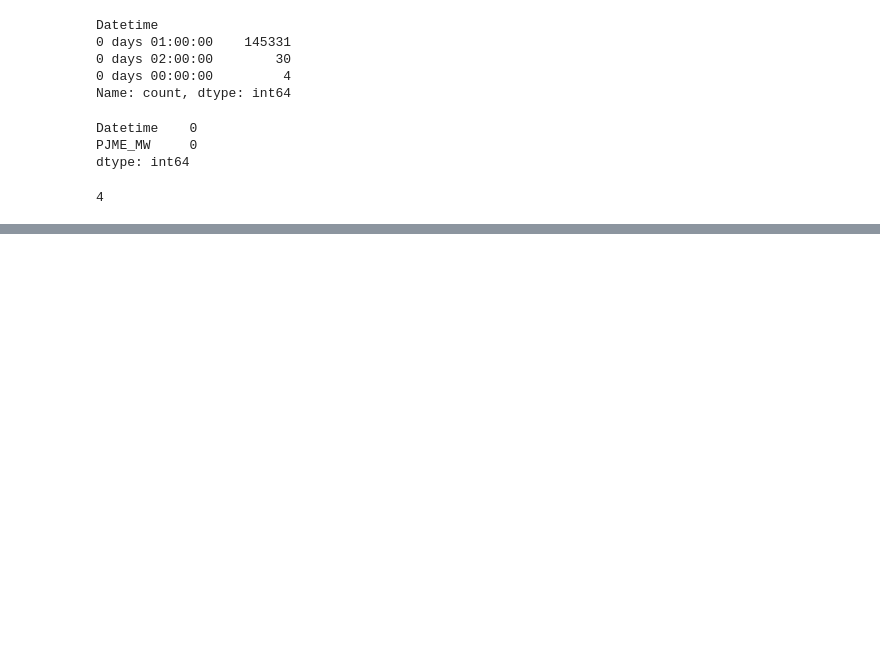
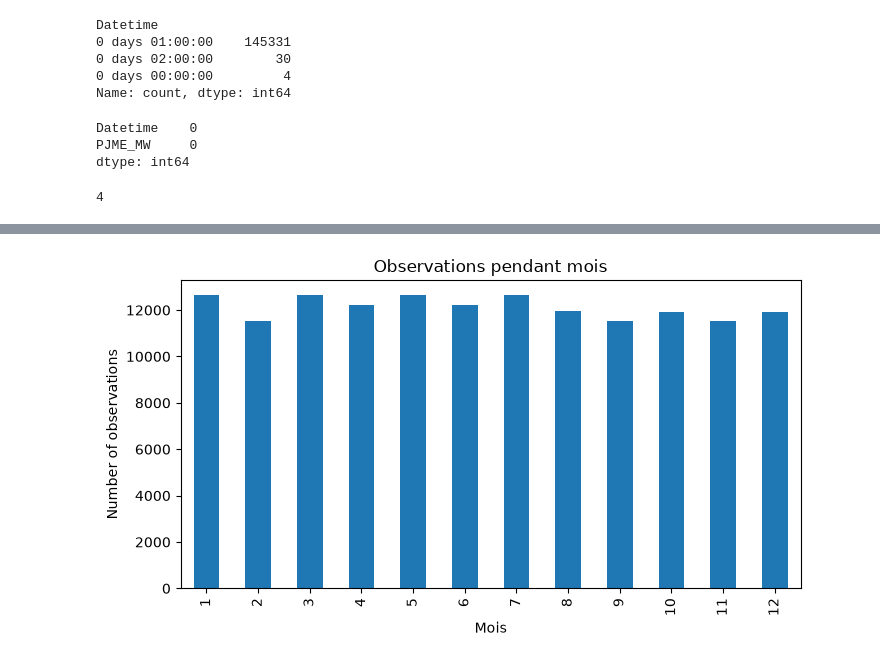
Before and after one commit to Oumohgh/electricity-demand-forecasting-azure, a Jupyter notebook: notebook.ipynb, the cells around one changed output, grey strips where cells are left out. Cells and saved outputs as stored; diff of their text form; code cells hidden in the pictures; blank space fills up the shorter version.

```diff
--- a/notebook.ipynb
+++ b/notebook.ipynb
@@ -102,0 +147,8 @@ print(series["Datetime"].duplicated().sum())
+# %%
+series["Datetime"].dt.month.value_counts().sort_index().plot(
+    kind="bar", figsize=(8, 4), title="Observations pendant mois")
+plt.xlabel("Mois")
+plt.ylabel("Number of observations")
+plt.show()
+# %% [output]
+[figure, added]
```
Also changed, not shown: parts of 18 cells of this notebook.
